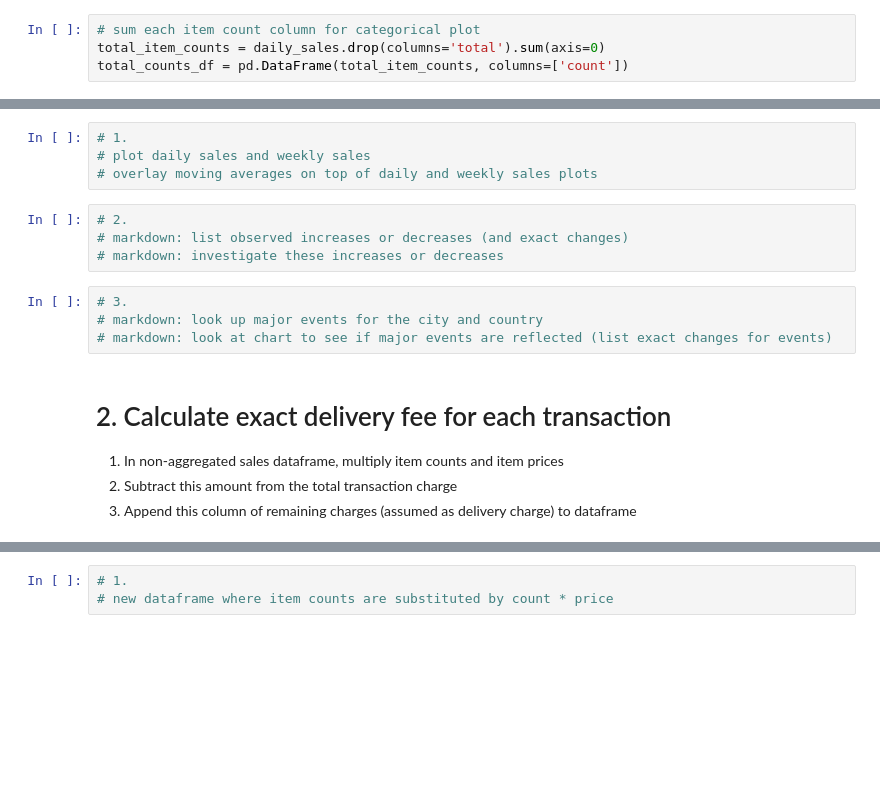
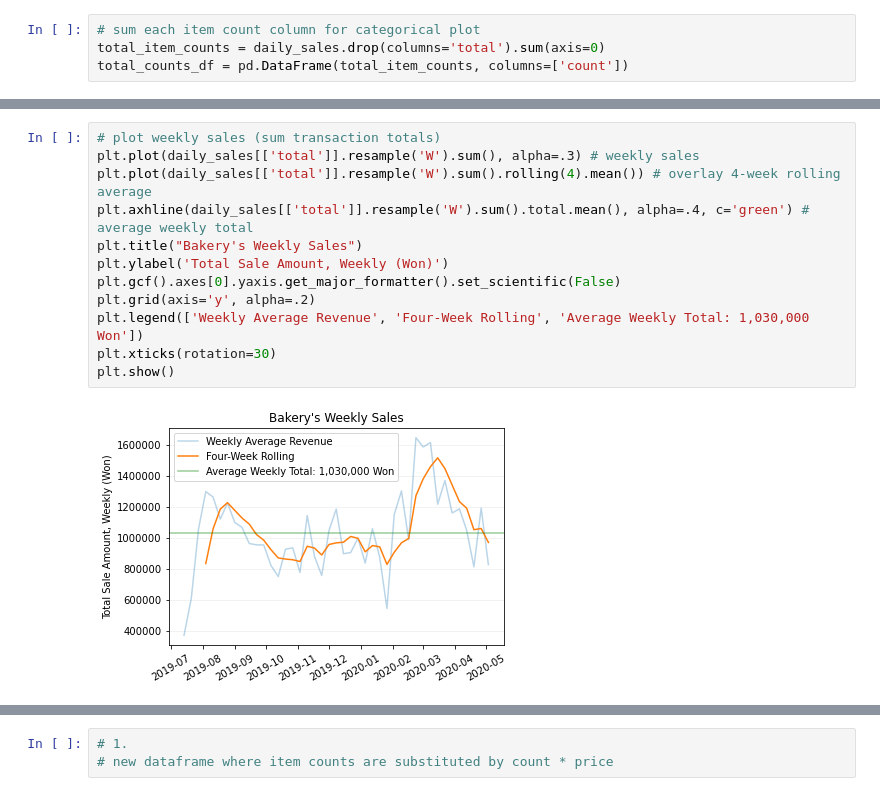
Before and after one commit to JacobPaxton/bakery-sales, a Jupyter notebook: explore.ipynb, the cells around one changed output, grey strips where cells are left out. Cells and saved outputs as stored; diff of their text form; blank space fills up the shorter version.

```diff
--- a/explore.ipynb
+++ b/explore.ipynb
@@ -98,17 +115,14 @@ Everything looks good, let's complete our objectives!
 # %%
-# 1.
-# plot daily sales and weekly sales
-# overlay moving averages on top of daily and weekly sales plots
+# plot weekly sales (sum transaction totals)
+plt.plot(daily_sales[['total']].resample('W').sum(), alpha=.3) # weekly sales
+plt.plot(daily_sales[['total']].resample('W').sum().rolling(4).mean()) # overlay 4-week rolling average
+plt.axhline(daily_sales[['total']].resample('W').sum().total.mean(), alpha=.4, c='green') # average weekly total
+plt.title("Bakery's Weekly Sales")
+plt.ylabel('Total Sale Amount, Weekly (Won)')
+plt.gcf().axes[0].yaxis.get_major_formatter().set_scientific(False)
+plt.grid(axis='y', alpha=.2)
+plt.legend(['Weekly Average Revenue', 'Four-Week Rolling', 'Average Weekly Total: 1,030,000 Won'])
+plt.xticks(rotation=30)
+plt.show()
+# %% [output]
+[figure, added]
-# %%
-# 2.
-# markdown: list observed increases or decreases (and exact changes)
-# markdown: investigate these increases or decreases
-# %%
-# 3.
-# markdown: look up major events for the city and country
-# markdown: look at chart to see if major events are reflected (list exact changes for events)
-# %% [markdown]
-# 2. Calculate exact delivery fee for each transaction
-1. In non-aggregated sales dataframe, multiply item counts and item prices
-2. Subtract this amount from the total transaction charge
-3. Append this column of remaining charges (assumed as delivery charge) to dataframe
```
Also changed, not shown: parts of 7 cells of this notebook.
